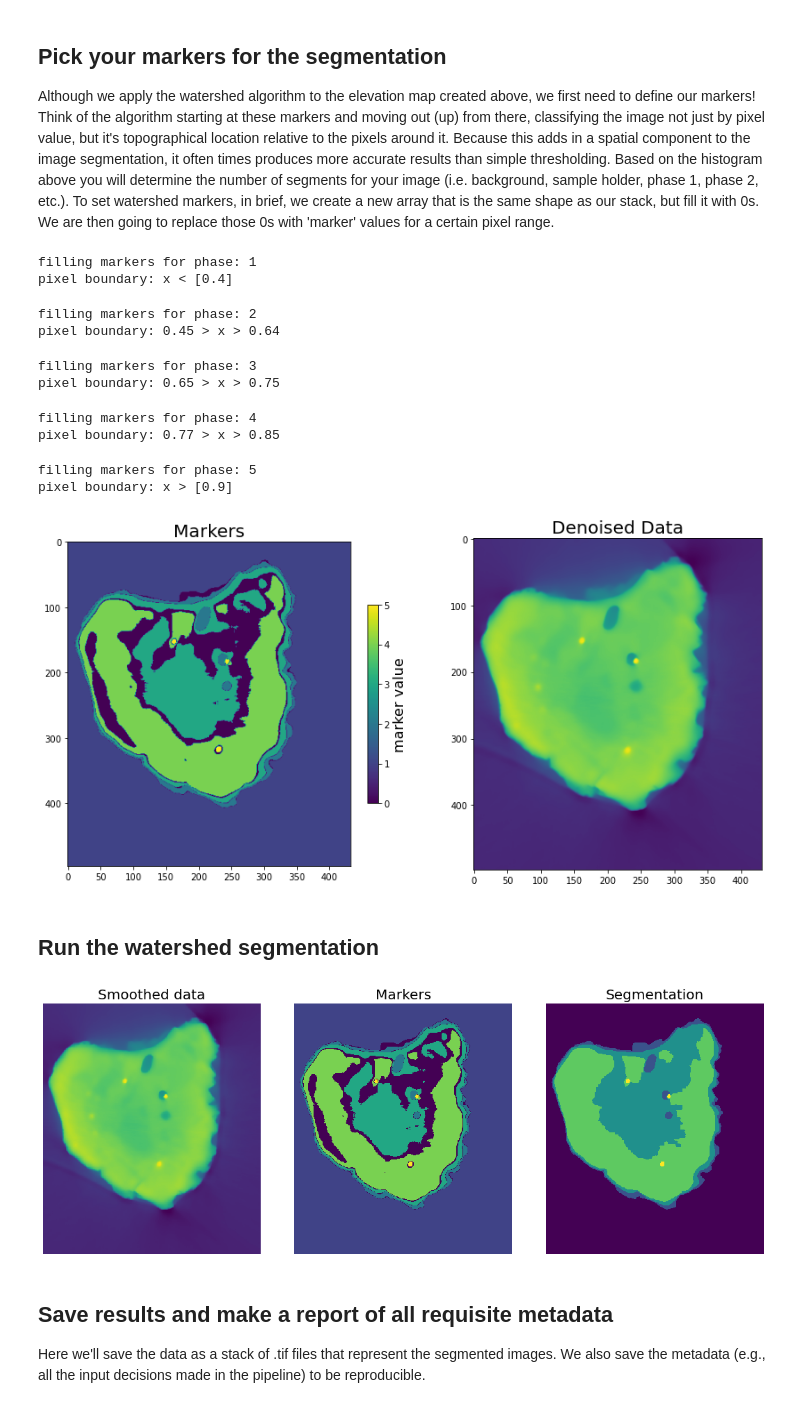
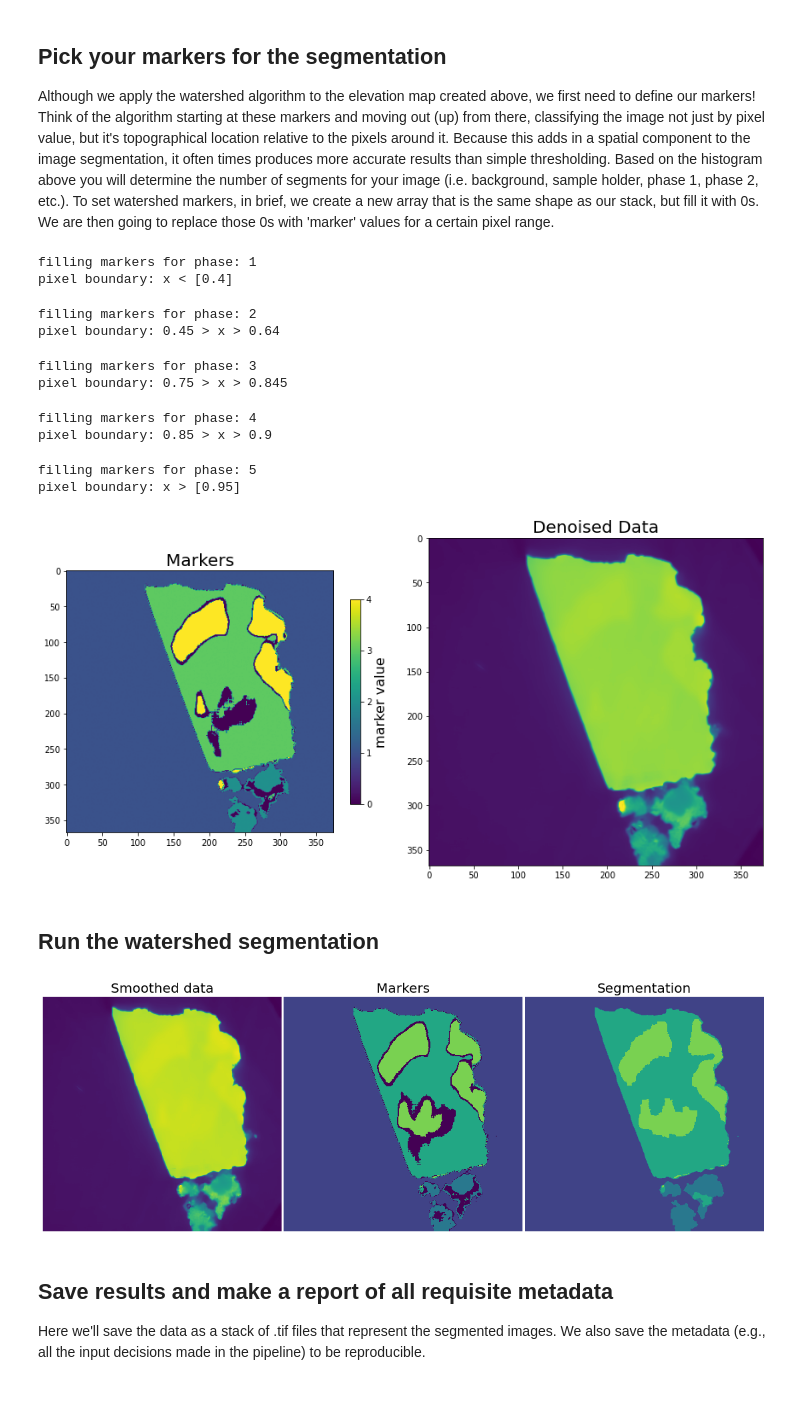
Before and after one commit to jlubbersgeo/ctpy, a Jupyter notebook: mineral_segmentation_clean.ipynb, the cells around one changed output. Saved outputs shown, nothing was run; the diff lists cells and outputs as text; code cells hidden in the pictures.

````diff
--- a/mineral_segmentation_clean.ipynb
+++ b/mineral_segmentation_clean.ipynb
@@ -30,10 +30,10 @@ import matplotlib.pyplot as plt
 Here we will import and also downsample our data so that it is more manageable on a standard personal computer
 # %%
 # path to the folder where your 2D images reside
-filepath = r"D:\Jorgenson_CT_work\0053_19CJ13_xL1\stacks"
+filepath = r"E:\Jorgenson_CT_work\segmented\0039_CA07_xp1\stacks"
 
 # For figure labeling and saving purposes
-name = "0053_19CJ13_xL1"
+name = "0039_CA07_xp1"
 
 stack, original_stack_shape = ct.import_stack(filepath, "tif", name, downsample=2)
 stack_1D = stack.flatten()
@@ -46,7 +46,7 @@ your downsampled stack dimensions are (195, 497, 432)
 ## Rescale the stack
 Looking at our histogram we can see that there are a very small amount of pixels with values at the far high end of the attenuation range. Because these pixels encompass negligible proportions of our data we are going to remove them to better fill the normalized range. This is known as contrast stretching and should allow us to see subtleties in our data better. We normalize the data because Python's ```sckit-image``` processing functions tend to work better with values between 0 and 1.
 # %%
-lower_lim, upper_lim = 0.05, 99.97
+lower_lim, upper_lim = 0.05, 99.92
 plow, phigh, stack_normal, stack_normal_1D = ct.rescale_stack(lower_lim, upper_lim, stack)
 
 
@@ -264,9 +265,9 @@ Although we apply the watershed algorithm to the elevation map created above, we
 #you must specify a lower and upper limit
 phase1_limit = [0.4]
 phase2_limit = [0.45, 0.64]
-phase3_limit = [0.65, 0.75]
-phase4_limit = [0.77, 0.85]
-phase5_limit = [0.9]
+phase3_limit = [0.75, 0.845]
+phase4_limit = [0.85, 0.9]
+phase5_limit = [0.95]
 
 phase_limits = [phase1_limit, phase2_limit, phase3_limit, phase4_limit,phase5_limit]
 
@@ -277,44 +278,46 @@ pixel boundary: x < [0.4]
 filling markers for phase: 2
 pixel boundary: 0.45 > x > 0.64
 filling markers for phase: 3
-pixel boundary: 0.65 > x > 0.75
+pixel boundary: 0.75 > x > 0.845
 filling markers for phase: 4
-pixel boundary: 0.77 > x > 0.85
+pixel boundary: 0.85 > x > 0.9
 filling markers for phase: 5
-pixel boundary: x > [0.9]
+pixel boundary: x > [0.95]
 # %%
+slice_number = 148
 fig, ax = plt.subplots(1, 2, figsize=(12, 6))
-m = ax[0].imshow(markers[slice_number], cmap=cmap)
+m = ax[0].imshow(markers[slice_number], cmap=cmap,vmin = 0, vmax = len(phase_limits)-1)
 ax[0].set_title("Markers", fontsize=20)
 bounds = np.linspace(0, 5, 6)
 
 cbar = fig.colorbar(m, ax=ax[0], ticks=bounds, shrink=0.6,)
 cbar.set_label(label="marker value", fontsize=16)
-ax[1].imshow(stack_nlm[slice_number], cmap=cmap)
+ax[1].imshow(stack_nlm[slice_number], cmap=cmap,)
 ax[1].set_title("Denoised Data", fontsize=20)
 
 fig.tight_layout()
 # %% [output]
-[figure, old version]
+[figure, new version]
 # %% [markdown]
 ## Run the watershed segmentation
 # %%
 ws_results = ct.run_watershed_segmentation(elevation_map, markers)
 # %%
+slice_number = 150
 fig, ax = plt.subplots(1, 3, figsize=(15, 5))
 ax[0].imshow(stack_nlm[slice_number], cmap=cmap, interpolation="nearest")
 ax[0].axis("off")
 ax[0].set_title("Smoothed data", fontsize=20)
-ax[1].imshow(markers[slice_number], cmap=cmap, interpolation="nearest")
+ax[1].imshow(markers[slice_number], cmap=cmap, interpolation="nearest",vmin = 0, vmax = len(phase_limits))
 ax[1].axis("off")
 ax[1].set_title("Markers", fontsize=20)
-ax[2].imshow(ws_results[slice_number], cmap=cmap, interpolation="nearest")
+ax[2].imshow(ws_results[slice_number], cmap=cmap, interpolation="nearest",vmin = 0, vmax = len(phase_limits))
 ax[2].axis("off")
 ax[2].set_title("Segmentation", fontsize=20)
 
 fig.subplots_adjust(hspace=0.01, wspace=0.01, top=1, bottom=0, left=0, right=1)
 # %% [output]
-[figure, old version]
+[figure, new version]
 # %% [markdown]
 ## Save results and make a report of all requisite metadata
 Here we'll save the data as a stack of .tif files that represent the segmented images. We also save the metadata (e.g., all the input decisions made in the pipeline) to be reproducible.
````
Also changed, not shown: parts of 7 cells of this notebook, 1 other file.
